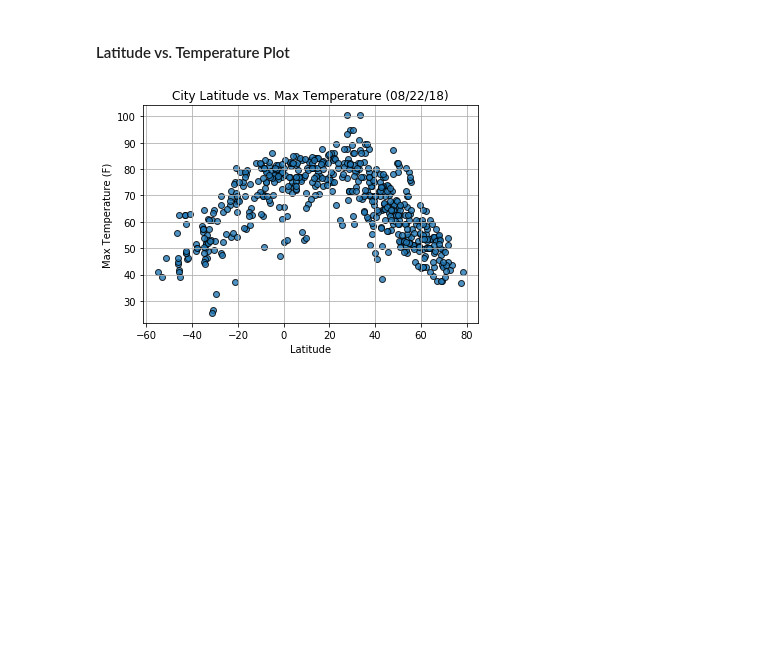
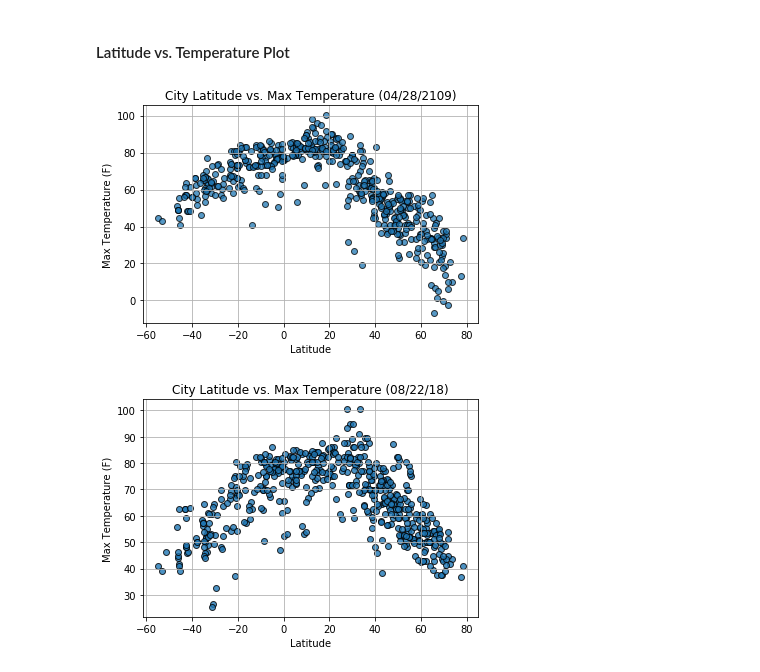
Before and after one commit to DouglasMatheny/Python-APIs, a Jupyter notebook: WeatherPy.ipynb, the cells around one changed output. Saved outputs shown, nothing was run; the diff lists cells and outputs as text; code cells hidden in the pictures; blank space fills up the shorter version.

```diff
--- a/WeatherPy.ipynb
+++ b/WeatherPy.ipynb
@@ -161,0 +151,23 @@ city_df1.head()
+# %%
+city_df = pd.DataFrame.from_csv('city.csv')
+city_df['Cloudiness']= pd.to_numeric(city_df['Cloudiness'], errors='coerce')
+city_df = city_df.dropna(subset=['Cloudiness'])
+
+city_df['Date']= pd.to_numeric(city_df['Date'], errors='coerce')
+city_df = city_df.dropna(subset=['Date'])
+
+city_df['Humidity']= pd.to_numeric(city_df['Humidity'], errors='coerce')
+city_df = city_df.dropna(subset=['Humidity'])
+
+city_df['Lat']= pd.to_numeric(city_df['Lat'], errors='coerce')
+city_df = city_df.dropna(subset=['Lat'])
+
+city_df['Lng']= pd.to_numeric(city_df['Lng'], errors='coerce')
+city_df = city_df.dropna(subset=['Lng'])
+
+city_df['Max Temp']= pd.to_numeric(city_df['Max Temp'], errors='coerce')
+city_df = city_df.dropna(subset=['Max Temp'])
+
+city_df['Wind Speed']= pd.to_numeric(city_df['Wind Speed'], errors='coerce')
+city_df = city_df.dropna(subset=['Wind Speed'])
+city_df.head()
@@ -185,6 +217,16 @@ dtype: int64
 * Save the plotted figures as .pngs.
 # %% [markdown]
 #### Latitude vs. Temperature Plot
+# %%
+fig, ax = plt.subplots()
+plt.grid()
+plt.scatter(x=city_df['Lat'], y=city_df['Max Temp'], edgecolors="black", alpha=0.75)
+plt.title('City Latitude vs. Max Temperature (04/28/2109)')
+ax.set_xlabel("Latitude")
+ax.set_ylabel("Max Temperature (F)")
+plt.show()
+# %% [output]
+[figure, added]
 # %%
 # %% [output]
 [figure]
```
Also changed, not shown: parts of 6 cells of this notebook.
